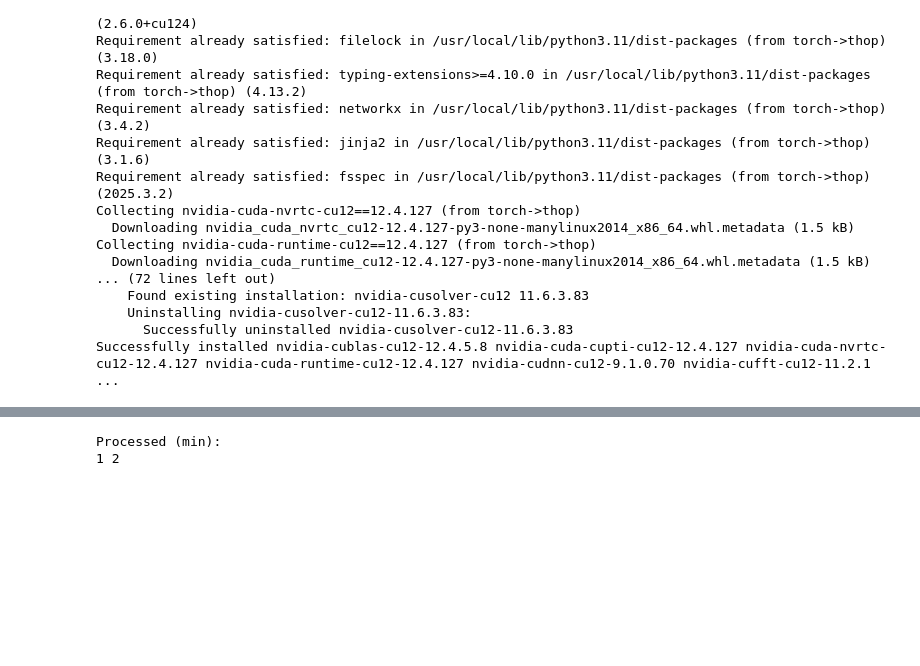
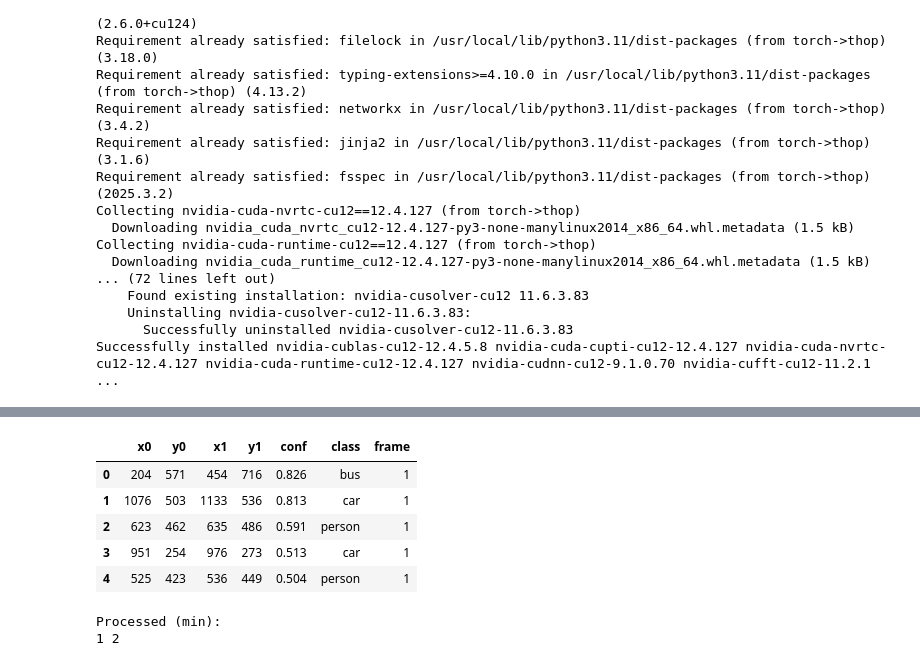
Before and after one commit to zdzichumis/Object-tracking-code, a Jupyter notebook: Object tracking.ipynb, the cells around one changed output, grey strips where cells are left out. Saved outputs shown, nothing was run; the diff lists cells and outputs as text; code cells hidden in the pictures; blank space fills up the shorter version.

```diff
--- a/Object tracking.ipynb
+++ b/Object tracking.ipynb
@@ -1061,6 +1074,21 @@ def remove_duplicate_stracks(stracksa, stracksb):
     resa = [t for i, t in enumerate(stracksa) if not i in dupa]
     resb = [t for i, t in enumerate(stracksb) if not i in dupb]
     return resa, resb
+# %%
+yolo_csv = "yolo_pred_04_30_18h_18.csv"
+#yolo_csv = "pred_yolo11m_04_30_18h_18.csv"
+track_csv  = "track_04_30_18h_18.csv"
+scale_rate = 0.01
+
+data = pd.read_csv(yolo_csv)
+data.head()
+# %% [output]
+|  | x0 | y0 | x1 | y1 | conf | class | frame |
+| 0 | 204 | 571 | 454 | 716 | 0.826 | bus | 1 |
+| 1 | 1076 | 503 | 1133 | 536 | 0.813 | car | 1 |
+| 2 | 623 | 462 | 635 | 486 | 0.591 | person | 1 |
+| 3 | 951 | 254 | 976 | 273 | 0.513 | car | 1 |
+| 4 | 525 | 423 | 536 | 449 | 0.504 | person | 1 |
 # %%
 # ────────────────────────────────────────────────────────────────────────────────────────────────────
 # CONFIGURATION
```
Also changed, not shown: parts of 7 cells of this notebook.
